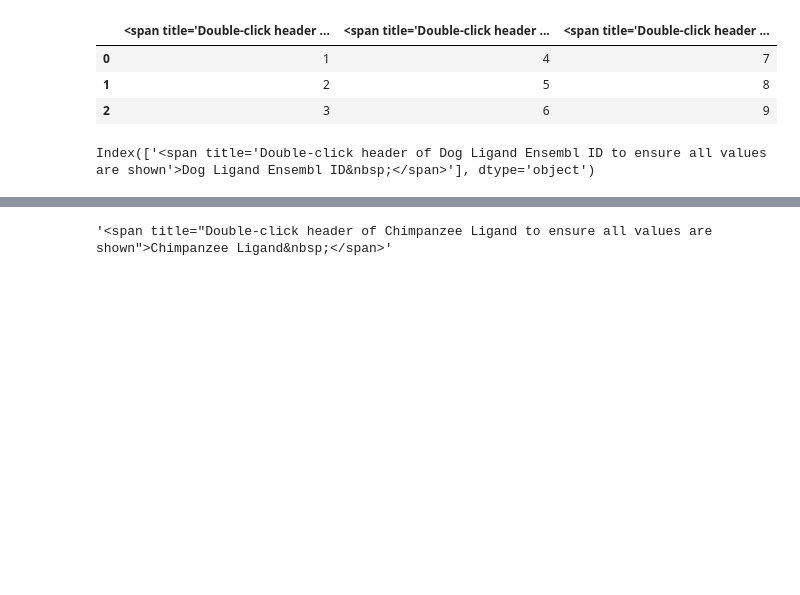
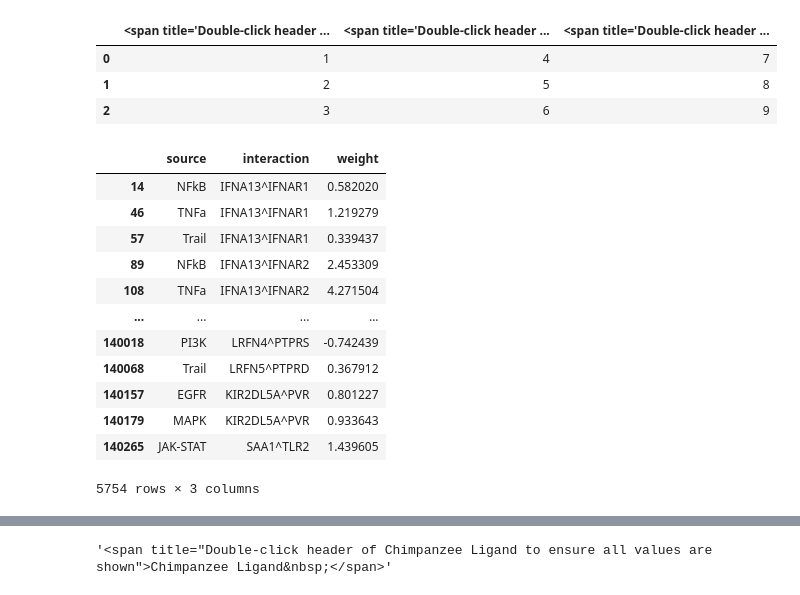
Before and after one commit to bioinfo-YCU/ConnectomeDB, a Jupyter notebook: Python_test.ipynb, the cells around one changed output, grey strips where cells are left out. Cells and saved outputs as stored; diff of their text form; code cells hidden in the pictures; blank space fills up the shorter version.

Commit message:
feat top pathway and disease ann filtering

```diff
--- a/Python_test.ipynb
+++ b/Python_test.ipynb
@@ -1211,40 +1153,47 @@ species_gene_pair
 | 1 | 2 | 5 | 8 |
 | 2 | 3 | 6 | 9 |
 # %%
+import liana as li
+import omnipath as op
+import decoupler as dc
 import pandas as pd
-from bs4 import BeautifulSoup
 
-# Example DataFrame with HTML tags in column names
-data = {
-    "<span title='Double-click header of Sheep Ligand Ensembl ID to ensure all values are shown'>Sheep Ligand Ensembl ID&nbsp;</span>": [1, 2, 3],
-    "<span title='Double-click header of Cow Ligand Ensembl ID to ensure all values are shown'>Cow Ligand Ensembl ID&nbsp;</span>": [4, 5, 6],
-    "<span title='Double-click header of Dog Ligand Ensembl ID to ensure all values are shown'>Dog Ligand Ensembl ID&nbsp;</span>": [7, 8, 9],
-}
+import sys
+import os
+sys.path.append(os.path.abspath("src"))  # Add src directory to path
+from createDataTable import gene_pair0
 
-species_gene_pair = pd.DataFrame(data)
+### Parameters
+topN = 10000 #Number of top pathways to be included
+pathway_output_file="data/pathway_annotations_per_pair.csv"
+output_file="data/disease_annotations_per_pair.csv"
 
-# Example of chosen species
-species = "Dog"  # The species you want to keep
-all_species = {"Pig", "Cow", "Dog", "Horse", "Sheep"}
+### Pathway Annotations
 
-# Function to clean column names by removing HTML tags
-def clean_column_name(col):
-    # Remove HTML tags using BeautifulSoup
-    cleaned_name = BeautifulSoup(col, "html.parser").get_text()
-    return cleaned_name.strip()
+# load PROGENy pathways, we use decoupler as a proxy as it formats the data in a more convenient way
+progeny = dc.get_progeny(top=topN)
+# import connectomeDB database ligands and receptors
+lr_pairs = gene_pair0[["Ligand", "Receptor"]]
+lr_pairs.columns = lr_pairs.columns.str.lower()
 
-# Apply the cleaning function to each column name
-cleaned_columns = [clean_column_name(col) for col in species_gene_pair.columns]
-
-# Filter columns based on species and "Ensembl ID" at the end of the name
-filtered_columns = [
-    species_gene_pair.columns[i] for i, cleaned_name in enumerate(cleaned_columns)
-    if cleaned_name.split()[0] == species or not cleaned_name.endswith("Ensembl ID")
-]
-
-# Create the filtered DataFrame using original columns
-filtered_df = species_gene_pair[filtered_columns]
-
-print(filtered_df.columns)
+# generate ligand-receptor geneset
+lr_progeny = li.rs.generate_lr_geneset(lr_pairs, progeny, lr_sep="^")
+# some of the pairs are missing
+len(lr_progeny["interaction"].unique())
+# Replace '^' with ' ' in the 2nd column
+lr_progeny.iloc[:, 1] = lr_progeny.iloc[:, 1].str.replace(r'\^', ' ', regex=True)
+lr_progeny
 # %% [output]
+|  | source | interaction | weight |
+| 14 | NFkB | IFNA13^IFNAR1 | 0.582020 |
+| 46 | TNFa | IFNA13^IFNAR1 | 1.219279 |
+| 57 | Trail | IFNA13^IFNAR1 | 0.339437 |
+| 89 | NFkB | IFNA13^IFNAR2 | 2.453309 |
+| 108 | TNFa | IFNA13^IFNAR2 | 4.271504 |
+| ... | ... | ... | ... |
+| 140018 | PI3K | LRFN4^PTPRS | -0.742439 |
+| 140068 | Trail | LRFN5^PTPRD | 0.367912 |
+| 140157 | EGFR | KIR2DL5A^PVR | 0.801227 |
+| 140179 | MAPK | KIR2DL5A^PVR | 0.933643 |
+| 140265 | JAK-STAT | SAA1^TLR2 | 1.439605 |
-Index(['<span title='Double-click header of Dog Ligand Ensembl ID to ensure all values are shown'>Dog Ligand Ensembl ID&nbsp;</span>'], dtype='object')
+5754 rows × 3 columns
```
Also changed, not shown: parts of 19 cells of this notebook, 7 other files.
